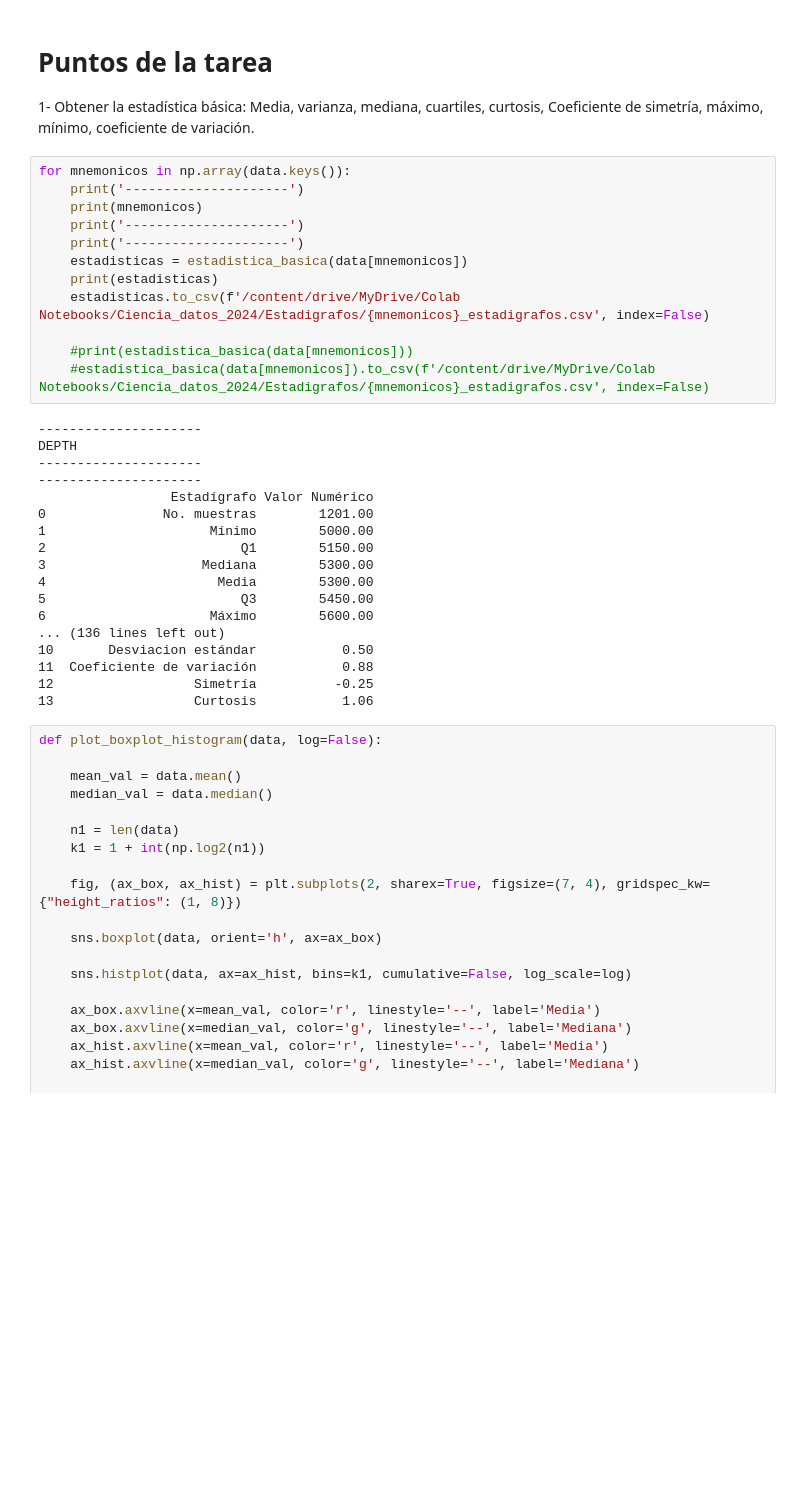
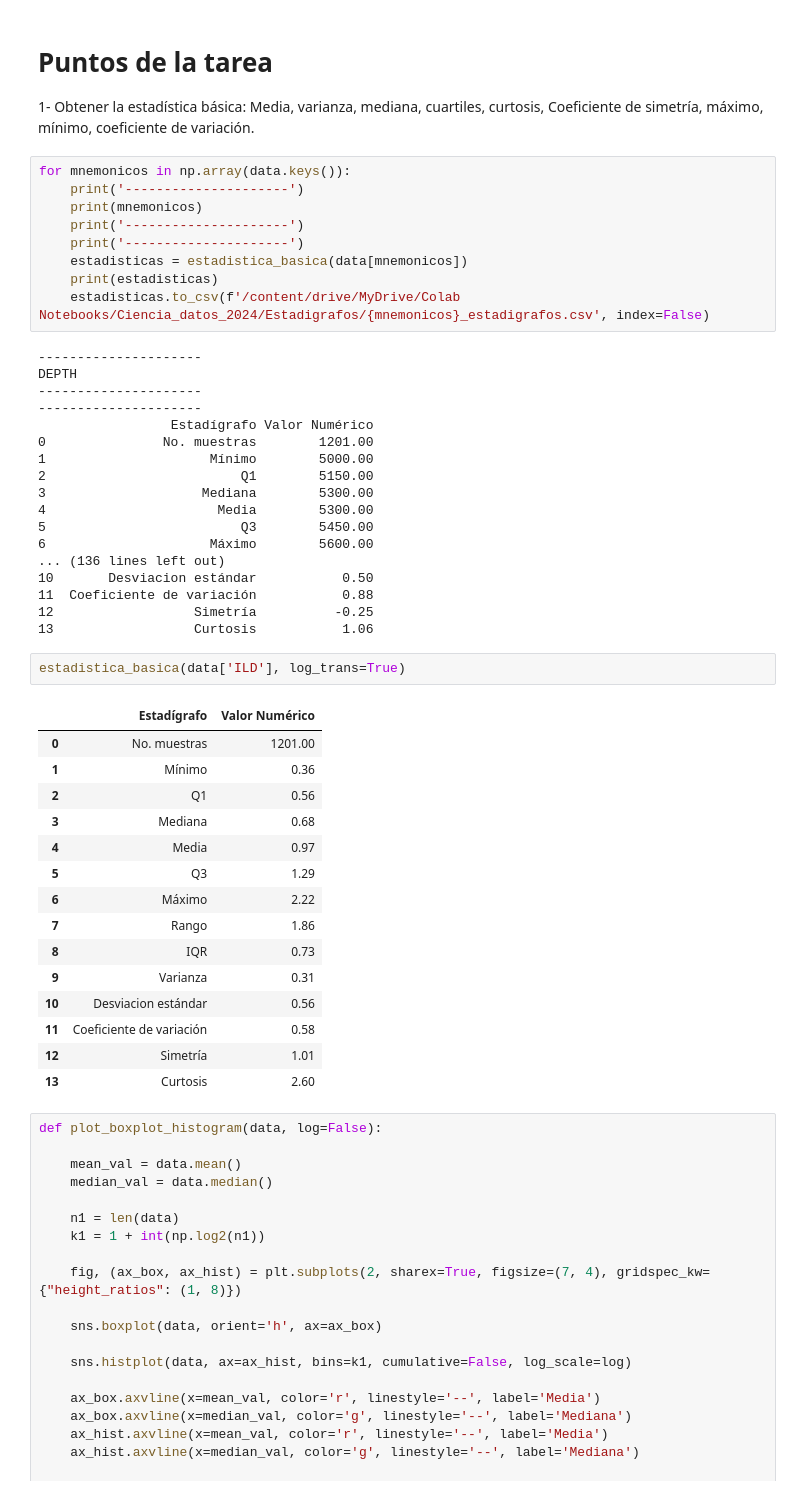
Before and after one commit to smoralesc91/DataScience2024, a Jupyter notebook: T1_mod_ver1.ipynb, the cells around one changed output. Saved outputs shown, nothing was run; the diff lists cells and outputs as text; blank space fills up the shorter version.

```diff
--- a/T1_mod_ver1.ipynb
+++ b/T1_mod_ver1.ipynb
@@ -284,9 +289,6 @@ for mnemonicos in np.array(data.keys()):
     estadisticas = estadistica_basica(data[mnemonicos])
     print(estadisticas)
     estadisticas.to_csv(f'/content/drive/MyDrive/Colab Notebooks/Ciencia_datos_2024/Estadigrafos/{mnemonicos}_estadigrafos.csv', index=False)
-
-    #print(estadistica_basica(data[mnemonicos]))
-    #estadistica_basica(data[mnemonicos]).to_csv(f'/content/drive/MyDrive/Colab Notebooks/Ciencia_datos_2024/Estadigrafos/{mnemonicos}_estadigrafos.csv', index=False)
 # %% [output]
 ---------------------
 DEPTH
@@ -305,6 +307,24 @@ DEPTH
 11  Coeficiente de variación           0.88
 12                  Simetría          -0.25
 13                  Curtosis           1.06
+# %%
+estadistica_basica(data['ILD'], log_trans=True)
+# %% [output]
+|  | Estadígrafo | Valor Numérico |
+| 0 | No. muestras | 1201.00 |
+| 1 | Mínimo | 0.36 |
+| 2 | Q1 | 0.56 |
+| 3 | Mediana | 0.68 |
+| 4 | Media | 0.97 |
+| 5 | Q3 | 1.29 |
+| 6 | Máximo | 2.22 |
+| 7 | Rango | 1.86 |
+| 8 | IQR | 0.73 |
+| 9 | Varianza | 0.31 |
+| 10 | Desviacion estándar | 0.56 |
+| 11 | Coeficiente de variación | 0.58 |
+| 12 | Simetría | 1.01 |
+| 13 | Curtosis | 2.60 |
 # %%
 def plot_boxplot_histogram(data, log=False):
 
```
Also changed, not shown: parts of 4 cells of this notebook.
